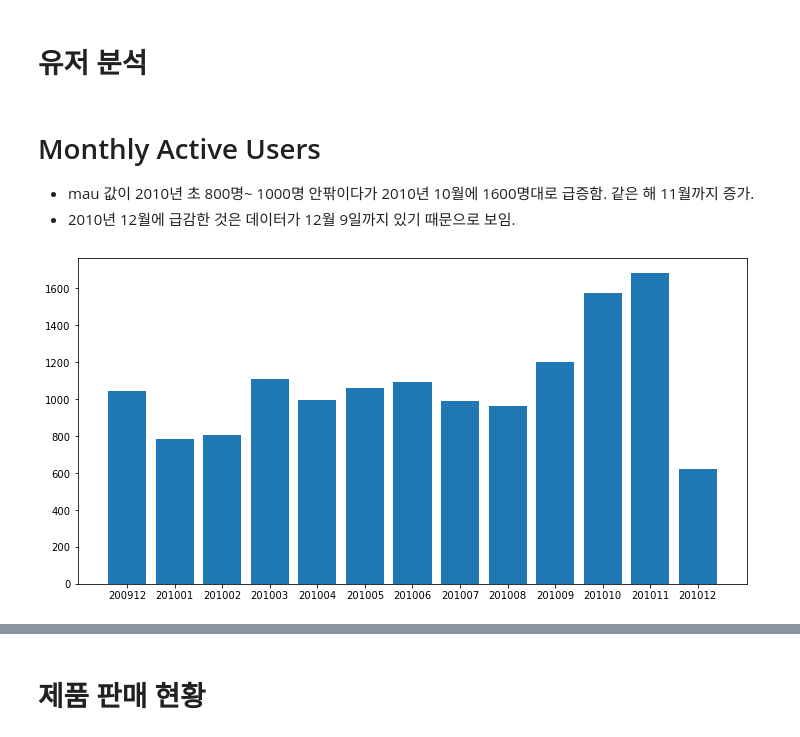
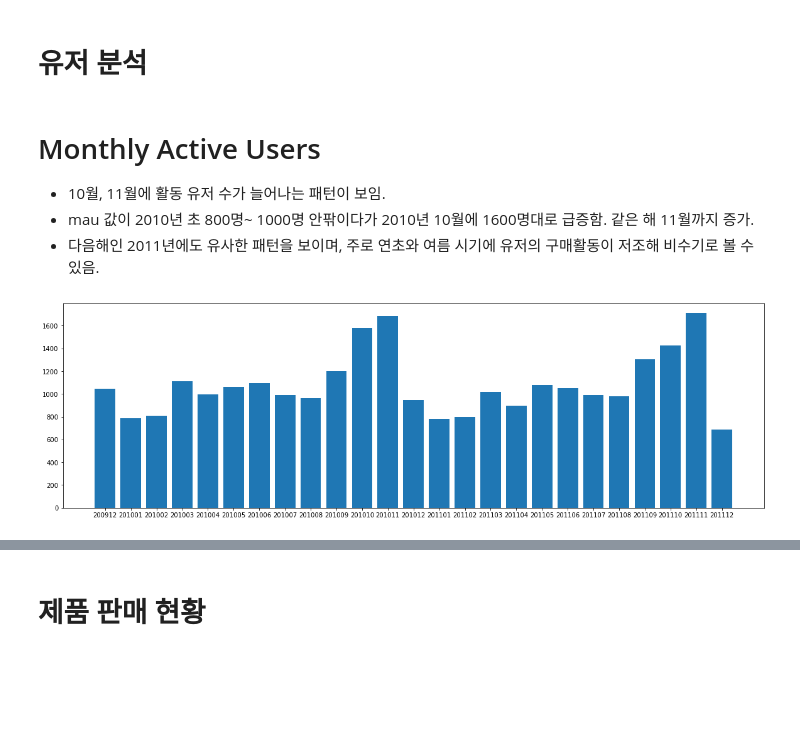
Before and after one commit to king-rabbit/online_retail_analysis, a Jupyter notebook: EDA.ipynb, the cells around one changed output, grey strips where cells are left out. Saved outputs shown, nothing was run; the diff lists cells and outputs as text; code cells hidden in the pictures; blank space fills up the shorter version.

```diff
--- a/EDA.ipynb
+++ b/EDA.ipynb
@@ -8,3 +6,7 @@ df = pd.read_excel('online_retail_II.xlsx')
+# %%
+df_2009 = pd.read_excel('online_retail_II.xlsx', sheet_name='Year 2009-2010')
+df_2010 = pd.read_excel('online_retail_II.xlsx', sheet_name='Year 2010-2011')
+df = pd.concat([df_2009, df_2010])
 # %% [markdown]
 ## 데이터 확인
 - InvoiceNo: 주문번호
@@ -70,14 +72,15 @@ df['InvoiceDate_date'] = df['InvoiceDate'].map(lambda date: date.strftime('%Y%m%
 # 유저 분석
 # %% [markdown]
 # Monthly Active Users
+* 10월, 11월에 활동 유저 수가 늘어나는 패턴이 보임.
 * mau 값이 2010년 초 800명~ 1000명 안팎이다가 2010년 10월에 1600명대로 급증함. 같은 해 11월까지 증가.
-* 2010년 12월에 급감한 것은 데이터가 12월 9일까지 있기 때문으로 보임.
+* 다음해인 2011년에도 유사한 패턴을 보이며, 주로 연초와 여름 시기에 유저의 구매활동이 저조해 비수기로 볼 수 있음.
 # %%
 # MAU
 mau = pd.DataFrame(df.groupby('InvoiceDate_month').nunique()['Customer ID'].reset_index())
 
-plt.figure(figsize=(12,6))
+plt.figure(figsize=(20,6))
 plt.bar(mau['InvoiceDate_month'], mau['Customer ID'])
 plt.show()
 # %% [output]
-[figure, old version]
+[figure, new version]
```
Also changed, not shown: parts of 15 cells of this notebook, 2 other files.
